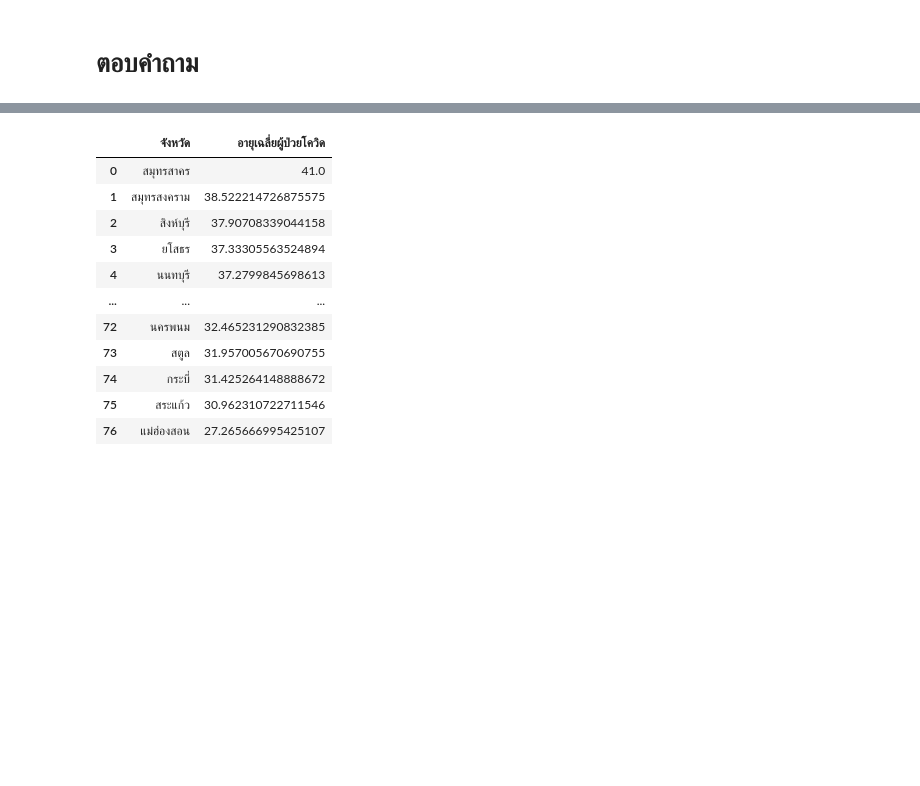
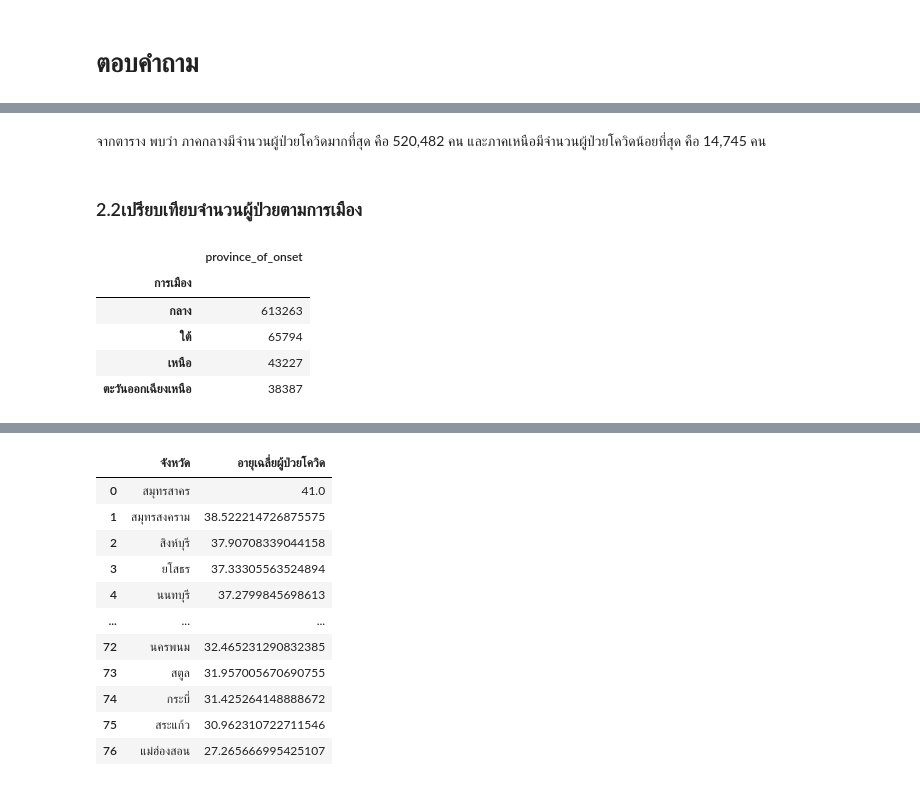
Before and after one commit to PhinyadaPhen/data_viz_2022, a Jupyter notebook: BasicPython&DataViz_midterm2022.ipynb, the cells around one changed output, grey strips where cells are left out. Drawn from its saved outputs; the diff is of its cells as text; code cells hidden in the pictures; blank space fills up the shorter version.

```diff
--- a/BasicPython&DataViz_midterm2022.ipynb
+++ b/BasicPython&DataViz_midterm2022.ipynb
@@ -636,0 +463,14 @@ headers = ['จังหวัด','อายุเฉลี่ยผู้ป
+# %% [markdown]
+จากตาราง พบว่า ภาคกลางมีจำนวนผู้ป่วยโควิดมากที่สุด คือ 520,482 คน และภาคเหนือมีจำนวนผู้ป่วยโควิดน้อยที่สุด คือ 14,745 คน
+# %% [markdown]
+### 2.2เปรียบเทียบจำนวนผู้ป่วยตามการเมือง
+# %%
+Ans_policy = data.groupby('การเมือง').count().sort_values(by=['province_of_onset'],ascending=False) # จำนวนผู้ป่วยโควิดจาก province_of_onset ของแต่ละภาคตามการเมือง โดยเรียงลำดับจากมาก-น้อย
+Ans_policy.iloc[:,-6:-5] # แสดงจำนวนผู้ป่วยโควิดในแต่ละภาค
+# %% [output]
+|  | province_of_onset |
+| การเมือง |  |
+| กลาง | 613263 |
+| ใต้ | 65794 |
+| เหนือ | 43227 |
+| ตะวันออกเฉียงเหนือ | 38387 |
```
Also changed, not shown: parts of 103 cells of this notebook.
